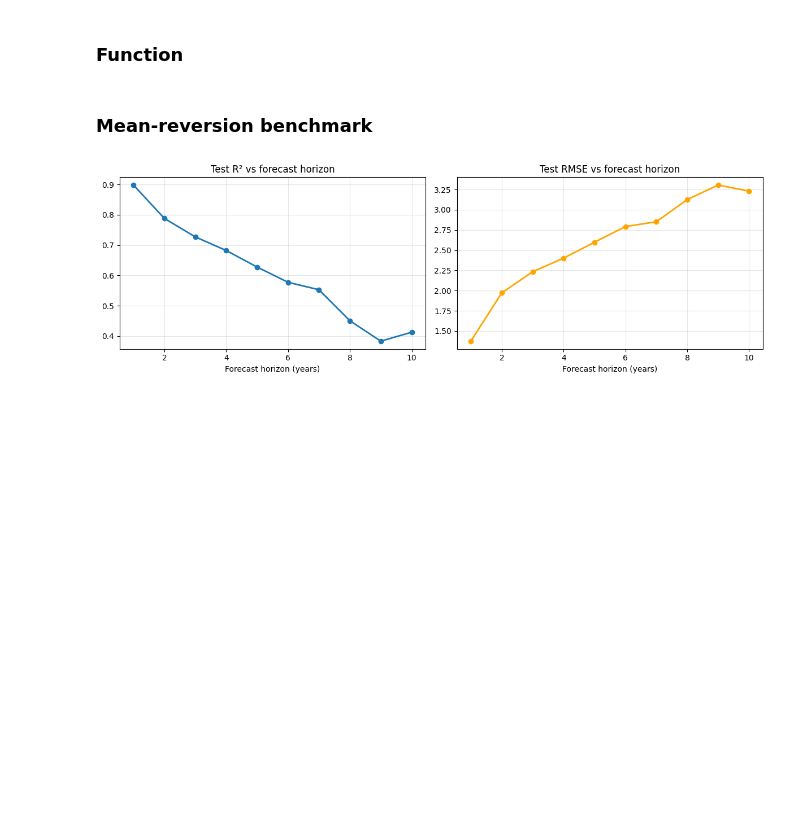
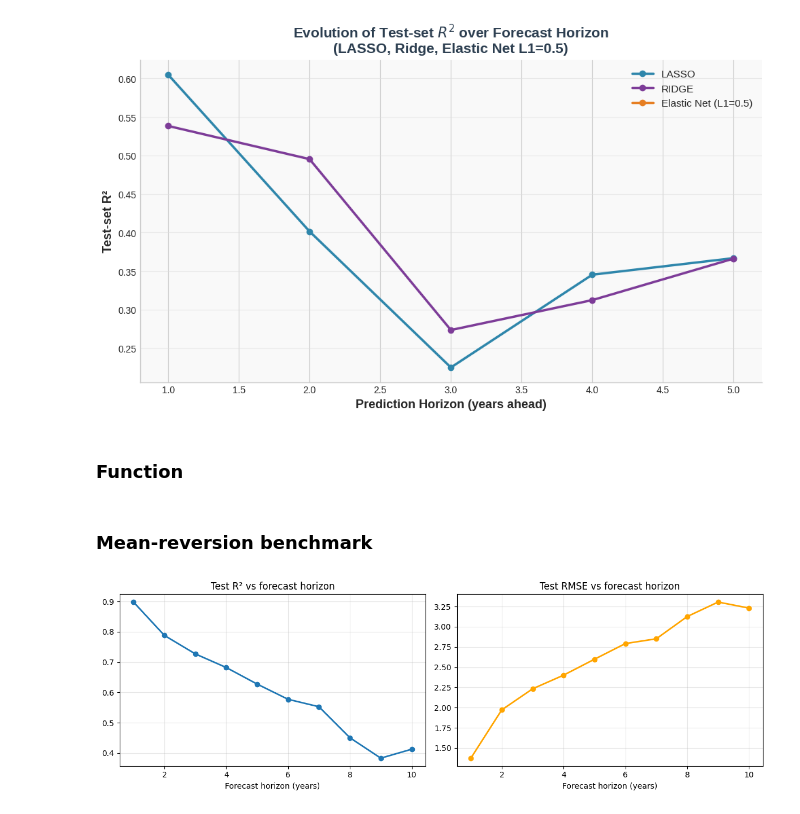
Before and after one commit to janjdarecki/instquality, a Jupyter notebook: 04_run_temporal_analysis.ipynb, the cells around one changed output. Cells and saved outputs as stored; diff of their text form; code cells hidden in the pictures; blank space fills up the shorter version.

```diff
--- a/04_run_temporal_analysis.ipynb
+++ b/04_run_temporal_analysis.ipynb
@@ -14,0 +17,85 @@ Drive already mounted at /content/drive; to attempt to forcibly remount, call dr
+# %%
+import os
+import pandas as pd
+import matplotlib.pyplot as plt
+import numpy as np
+
+specs_dir = "specs"
+base_name = "levels"
+suffix = "_agn_clust"
+horizons = range(1, 11)
+models_to_plot = {
+    "lasso": "LASSO",
+    "ridge": "RIDGE",
+    "elastic_l1_0.5": "Elastic Net (L1=0.5)"
+}
+
+summary_data = []
+
+# Loop through horizons and load results
+for h in horizons:
+    target_prefix = f"{base_name}_t{h}"
+    for model_type in ["lasso", "ridge", "elastic"]:
+        if model_type == "elastic":
+            l1_ratio = 0.5
+            fname = f"{model_type}_{target_prefix}{suffix}_l1_{l1_ratio}_results.dat"
+            label = f"elastic_l1_{l1_ratio}"
+        else:
+            fname = f"{model_type}_{target_prefix}{suffix}_results.dat"
+            label = model_type
+
+        fpath = os.path.join(specs_dir, fname)
+        if not os.path.exists(fpath):
+            continue
+
+        df = pd.read_pickle(fpath)
+        best_idx = df['R²_test'].idxmax()
+        best_row = df.iloc[best_idx]
+        summary_data.append({
+            "Horizon": h,
+            "Model": label,
+            "R²_test": best_row['R²_test'],
+            "R²_train": best_row['R²_train'],
+            "RMSE_test": best_row['RMSE_test']
+        })
+
+# Create summary dataframe
+summary_df = pd.DataFrame(summary_data)
+summary_df.sort_values(["Model", "Horizon"], inplace=True)
+
+print("="*90)
+print("SUMMARY OF LEVELS REGRESSIONS ACROSS FORECAST HORIZONS")
+print("="*90)
+print(summary_df.pivot(index="Horizon", columns="Model", values="R²_test").round(3))
+print()
+
+# Filter for relevant models
+plot_df = summary_df[summary_df["Model"].isin(models_to_plot.keys())]
+
+# Prepare plot
+plt.style.use('seaborn-v0_8-whitegrid')
+fig, ax = plt.subplots(figsize=(10, 6), dpi=100)
+
+colors = {
+    "lasso": "#2E86AB",
+    "ridge": "#7D3C98",
+    "elastic_l1_0.5": "#E67E22"
+}
+
+for key, display_name in models_to_plot.items():
+    subset = plot_df[plot_df["Model"] == key]
+    plt.plot(subset["Horizon"], subset["R²_test"], marker="o", linewidth=2.5,
+             label=display_name, color=colors.get(key, "gray"))
+
+ax.set_facecolor("#f9f9f9")
+ax.set_xlabel("Prediction Horizon (years ahead)", fontsize=13, fontweight='bold')
+ax.set_ylabel("Test-set R²", fontsize=13, fontweight='bold')
+ax.set_title("Evolution of Test-set $R^2$ over Forecast Horizon\n(LASSO, Ridge, Elastic Net L1=0.5)",
+             fontsize=15, fontweight='bold', pad=8, color="#2c3e50")
+ax.legend(frameon=False, fontsize=11)
+ax.grid(True, which="major", axis="y", color="#dddddd", alpha=0.6)
+ax.spines["top"].set_visible(False)
+ax.spines["right"].set_visible(False)
+plt.tight_layout()
+plt.show()
+# %% [output]
@@ -14,0 +112 @@ Drive already mounted at /content/drive; to attempt to forcibly remount, call dr
+[figure, added]
```
Also changed, not shown: parts of 9 cells of this notebook, 2 other files.
